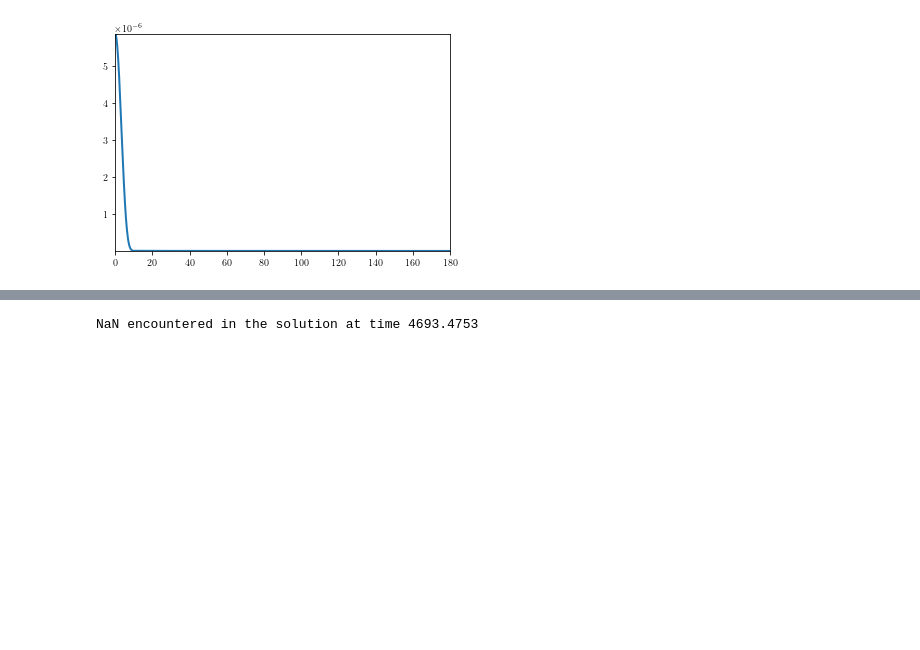
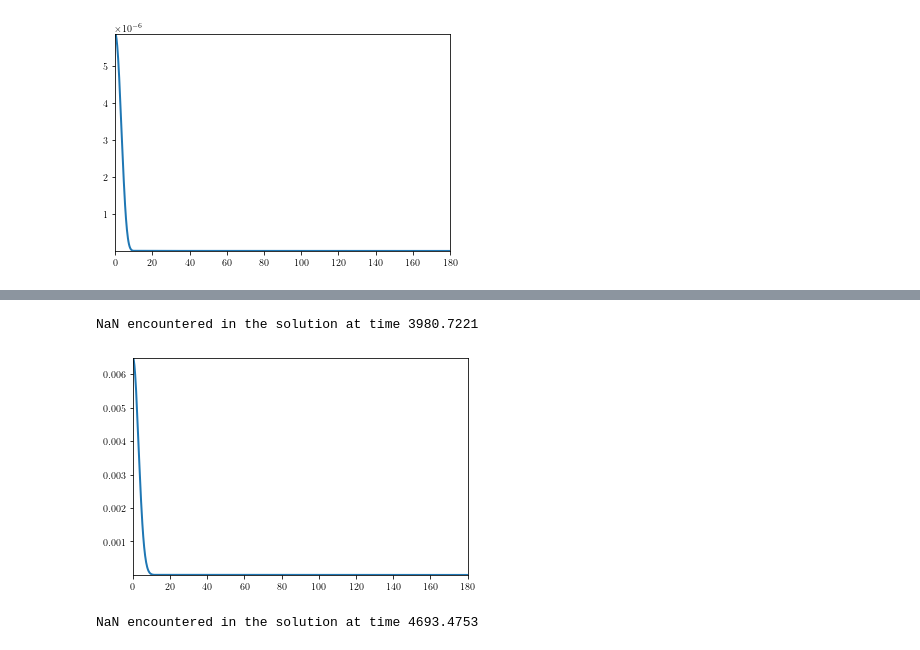
Before and after one commit to xxtofff/MS-Research-Files, a Jupyter notebook: codes/python/MSH_evolution.ipynb, the cells around one changed output, grey strips where cells are left out. Saved outputs shown, nothing was run; the diff lists cells and outputs as text; code cells hidden in the pictures; blank space fills up the shorter version.

```diff
--- a/codes/python/MSH_evolution.ipynb
+++ b/codes/python/MSH_evolution.ipynb
@@ -428,3 +462,37 @@ NaN encountered in the solution at time 4974.1192
+# %%
+dens_cont = 0.498
+amp_val = dens_cont/((r_m**2)*fw*K(r_m, 1))
+A_init, R_init, rho_init, U_init, M_init, G_init = init_perturbations(r_vals, amp_val)
+A_hist, R_hist, rho_hist, U_hist, M_hist, G_hist, t_hist = evolve_system(A_init, R_init, rho_init, U_init, M_init, G_init, t0, tf)
+
+sec_anim = 5
+frames = int(5*24)
+rho_anim = []
+for i in range(frames):
+    rho_anim.append(rho_hist[int(np.floor(len(rho_hist)/frames))*i])
+
+fig, ax = plt.subplots()
+line, = ax.plot([], [], lw=2)
+ax.set_xlim(np.min(r_vals), np.max(r_vals))
+
+def init():
+    line.set_data([], [])
+    return line,
+
+def update(frame):
+    y = rho_anim[frame]
+    y_lim = [y[i] for i in range(len(y)) if not np.isnan(y[i])]
+    line.set_data(r_vals, y)
+    ax.set_ylim(np.min(y_lim), np.max(y_lim))
+    return line,
+
+ani = FuncAnimation(fig, update, frames=len(rho_anim),
+                    init_func=init, blit=True)
+
+ani.save('figures//rho_anim_0_498.mp4', fps=24, dpi=150, writer='ffmpeg')
+# %% [output]
+NaN encountered in the solution at time 3980.7221
+[figure, added]
 # %%
 dens_cont = 0.49777
 amp_val = dens_cont/((r_m**2)*fw*K(r_m, 1))
```
Also changed, not shown: parts of 1 cell of this notebook, 3 other files.
